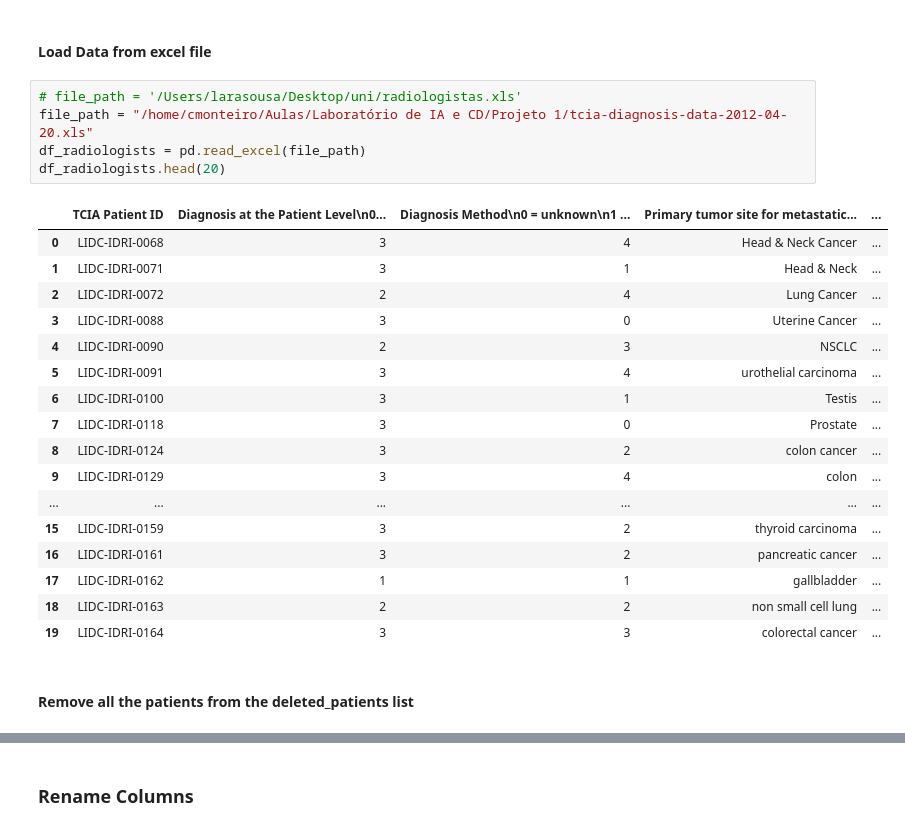
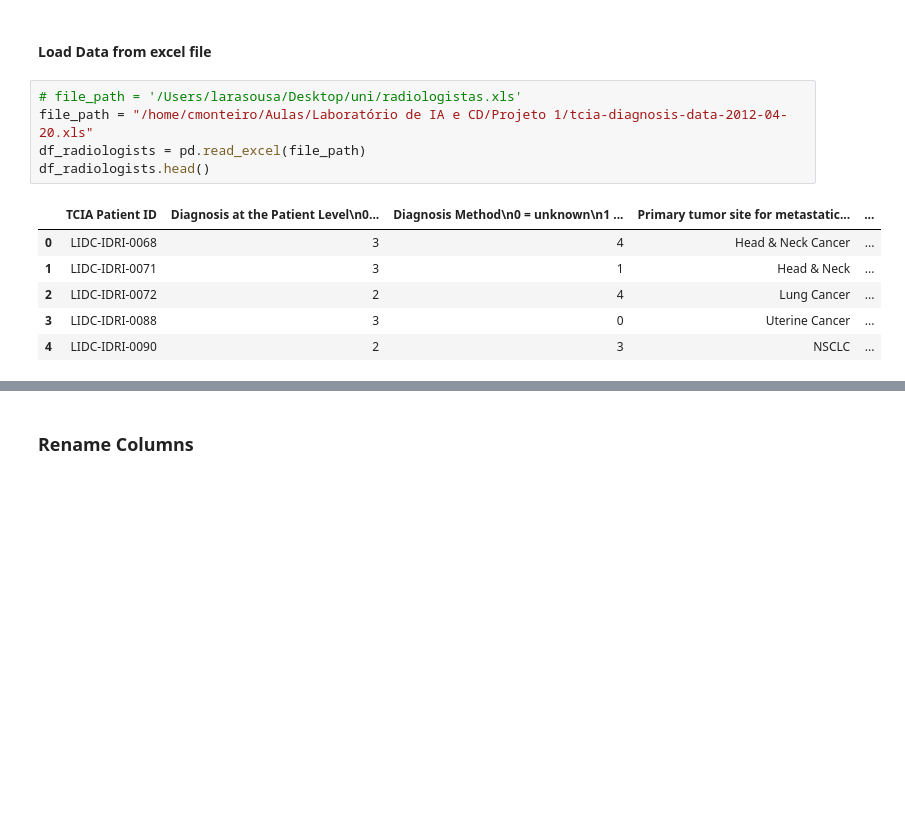
Before and after one commit to catarinam93/Lung-Cancer-Study, a Jupyter notebook: PreProcessamento/pre-processamento.ipynb, the cells around one changed output, grey strips where cells are left out. Cells and saved outputs as stored; diff of their text form; blank space fills up the shorter version.

```diff
--- a/PreProcessamento/pre-processamento.ipynb
+++ b/PreProcessamento/pre-processamento.ipynb
@@ -60,25 +88,12 @@ NameError: name 'pl' is not defined
 # %%
 # file_path = '/Users/larasousa/Desktop/uni/radiologistas.xls'
 file_path = "/home/cmonteiro/Aulas/Laboratório de IA e CD/Projeto 1/tcia-diagnosis-data-2012-04-20.xls"
 df_radiologists = pd.read_excel(file_path)
-df_radiologists.head(20)
+df_radiologists.head()
 # %% [output]
 |  | TCIA Patient ID | Diagnosis at the Patient Level\n0... | Diagnosis Method\n0 = unknown\n1 ... | Primary tumor site for metastatic... | ... |
 | 0 | LIDC-IDRI-0068 | 3 | 4 | Head & Neck Cancer | ... |
 | 1 | LIDC-IDRI-0071 | 3 | 1 | Head & Neck | ... |
 | 2 | LIDC-IDRI-0072 | 2 | 4 | Lung Cancer | ... |
 | 3 | LIDC-IDRI-0088 | 3 | 0 | Uterine Cancer | ... |
 | 4 | LIDC-IDRI-0090 | 2 | 3 | NSCLC | ... |
-| 5 | LIDC-IDRI-0091 | 3 | 4 | urothelial carcinoma | ... |
-| 6 | LIDC-IDRI-0100 | 3 | 1 | Testis | ... |
-| 7 | LIDC-IDRI-0118 | 3 | 0 | Prostate | ... |
-| 8 | LIDC-IDRI-0124 | 3 | 2 | colon cancer | ... |
-| 9 | LIDC-IDRI-0129 | 3 | 4 | colon | ... |
-| ... | ... | ... | ... | ... | ... |
-| 15 | LIDC-IDRI-0159 | 3 | 2 | thyroid carcinoma | ... |
-| 16 | LIDC-IDRI-0161 | 3 | 2 | pancreatic cancer | ... |
-| 17 | LIDC-IDRI-0162 | 1 | 1 | gallbladder | ... |
-| 18 | LIDC-IDRI-0163 | 2 | 2 | non small cell lung | ... |
-| 19 | LIDC-IDRI-0164 | 3 | 3 | colorectal cancer | ... |
-# %% [markdown]
-#### Remove all the patients from the deleted_patients list
```
Also changed, not shown: parts of 63 cells of this notebook, 3 other files.
